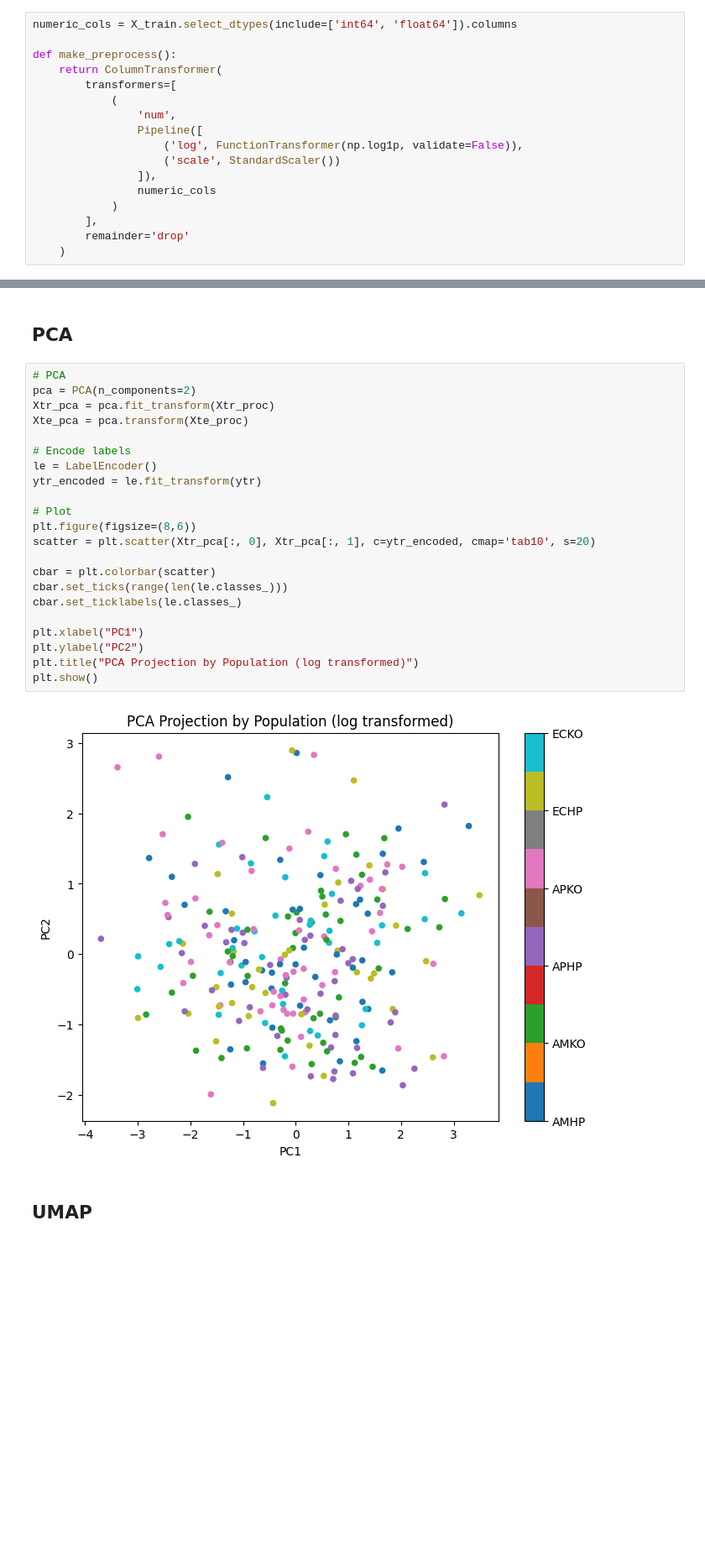
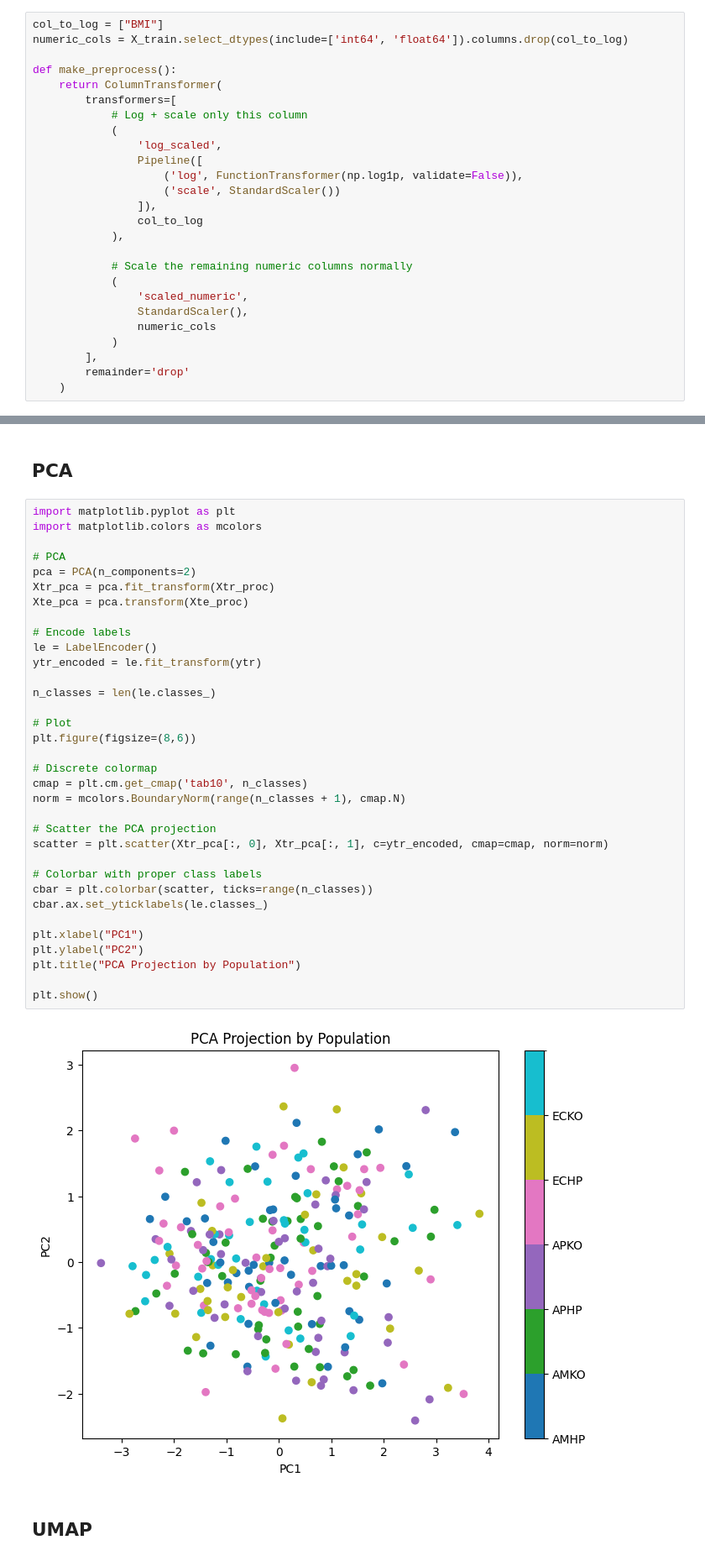
Before and after one commit to amar9929-3/Bioinformatics_Project, a Jupyter notebook: Notebooks/ML_Lee_Finished.ipynb, the cells around one changed output, grey strips where cells are left out. Shown at 84% size. Saved outputs shown, nothing was run; the diff lists cells and outputs as text; blank space fills up the shorter version.

```diff
--- a/Notebooks/ML_Lee_Finished.ipynb
+++ b/Notebooks/ML_Lee_Finished.ipynb
@@ -57,17 +57,26 @@ X_train, X_test, y_train, y_test = train_test_split(
 # %% [markdown]
 ## Normalizing Data
 # %%
-numeric_cols = X_train.select_dtypes(include=['int64', 'float64']).columns
+col_to_log = ["BMI"]
+numeric_cols = X_train.select_dtypes(include=['int64', 'float64']).columns.drop(col_to_log)
 
 def make_preprocess():
     return ColumnTransformer(
         transformers=[
+            # Log + scale only this column
             (
-                'num',
+                'log_scaled',
                 Pipeline([
                     ('log', FunctionTransformer(np.log1p, validate=False)),
                     ('scale', StandardScaler())
                 ]),
+                col_to_log
+            ),
+
+            # Scale the remaining numeric columns normally
+            (
+                'scaled_numeric',
+                StandardScaler(),
                 numeric_cols
             )
         ],
@@ -87,29 +96,41 @@ yte = y_test.values
 # %% [markdown]
 ## PCA
 # %%
+import matplotlib.pyplot as plt
+import matplotlib.colors as mcolors
+
 # PCA
 pca = PCA(n_components=2)
 Xtr_pca = pca.fit_transform(Xtr_proc)
 Xte_pca = pca.transform(Xte_proc)
 
 # Encode labels
 le = LabelEncoder()
 ytr_encoded = le.fit_transform(ytr)
 
+n_classes = len(le.classes_)
+
 # Plot
 plt.figure(figsize=(8,6))
-scatter = plt.scatter(Xtr_pca[:, 0], Xtr_pca[:, 1], c=ytr_encoded, cmap='tab10', s=20)
 
-cbar = plt.colorbar(scatter)
-cbar.set_ticks(range(len(le.classes_)))
-cbar.set_ticklabels(le.classes_)
+# Discrete colormap
+cmap = plt.cm.get_cmap('tab10', n_classes)
+norm = mcolors.BoundaryNorm(range(n_classes + 1), cmap.N)
+
+# Scatter the PCA projection
+scatter = plt.scatter(Xtr_pca[:, 0], Xtr_pca[:, 1], c=ytr_encoded, cmap=cmap, norm=norm)
+
+# Colorbar with proper class labels
+cbar = plt.colorbar(scatter, ticks=range(n_classes))
+cbar.ax.set_yticklabels(le.classes_)
 
 plt.xlabel("PC1")
 plt.ylabel("PC2")
-plt.title("PCA Projection by Population (log transformed)")
+plt.title("PCA Projection by Population")
+
 plt.show()
 # %% [output]
-[figure, old version]
+[figure, new version]
 # %% [markdown]
 ## UMAP
 # %%
```
Also changed, not shown: parts of 8 cells of this notebook.
